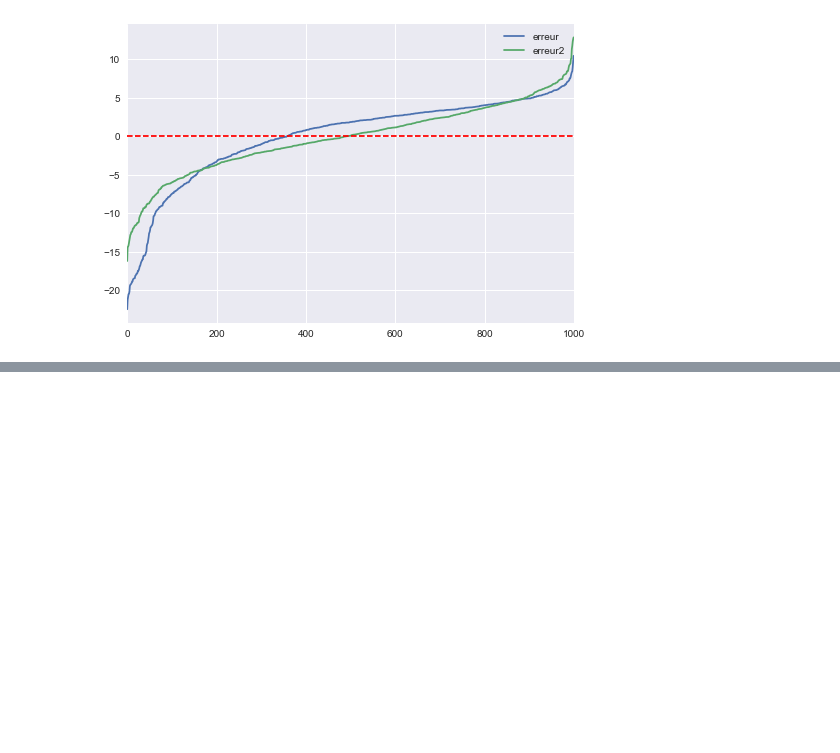
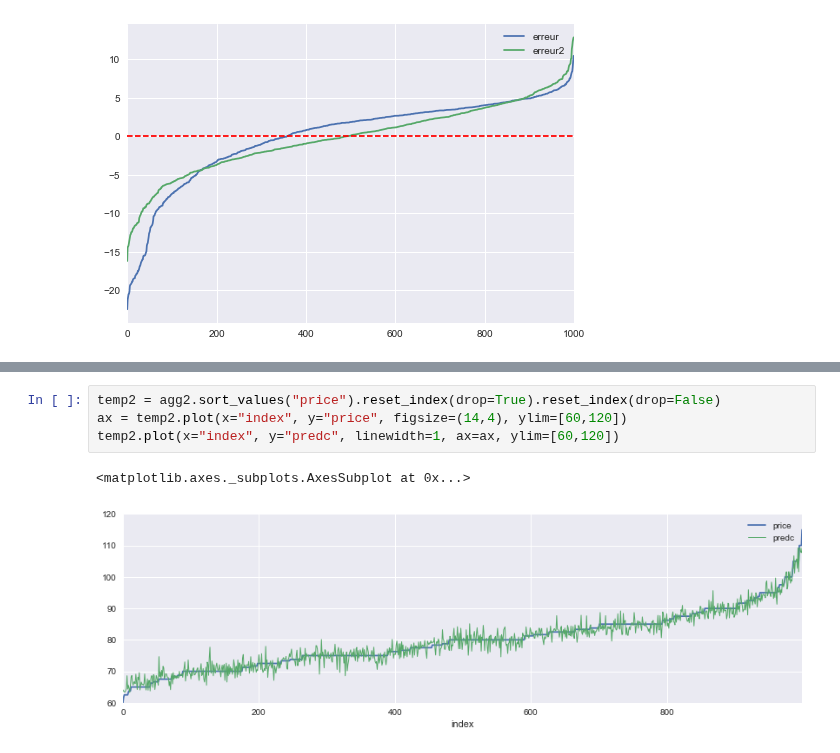
Before and after one commit to sdpython/actuariat_python, a Jupyter notebook: _doc/notebooks/examen/solution_2017.ipynb, the cells around one changed output, grey strips where cells are left out. Cells and saved outputs as stored; diff of their text form; blank space fills up the shorter version.

```diff
--- a/_doc/notebooks/examen/solution_2017.ipynb
+++ b/_doc/notebooks/examen/solution_2017.ipynb
@@ -518,0 +664,7 @@ Le second modèle fait des erreurs moins importantes surtout côté négatif. Ce
+# %%
+temp2 = agg2.sort_values("price").reset_index(drop=True).reset_index(drop=False)
+ax = temp2.plot(x="index", y="price", figsize=(14,4), ylim=[60,120])
+temp2.plot(x="index", y="predc", linewidth=1, ax=ax, ylim=[60,120])
+# %% [output]
+<matplotlib.axes._subplots.AxesSubplot at 0x...>
+[figure, added]
```
Also changed, not shown: parts of 34 cells of this notebook.
